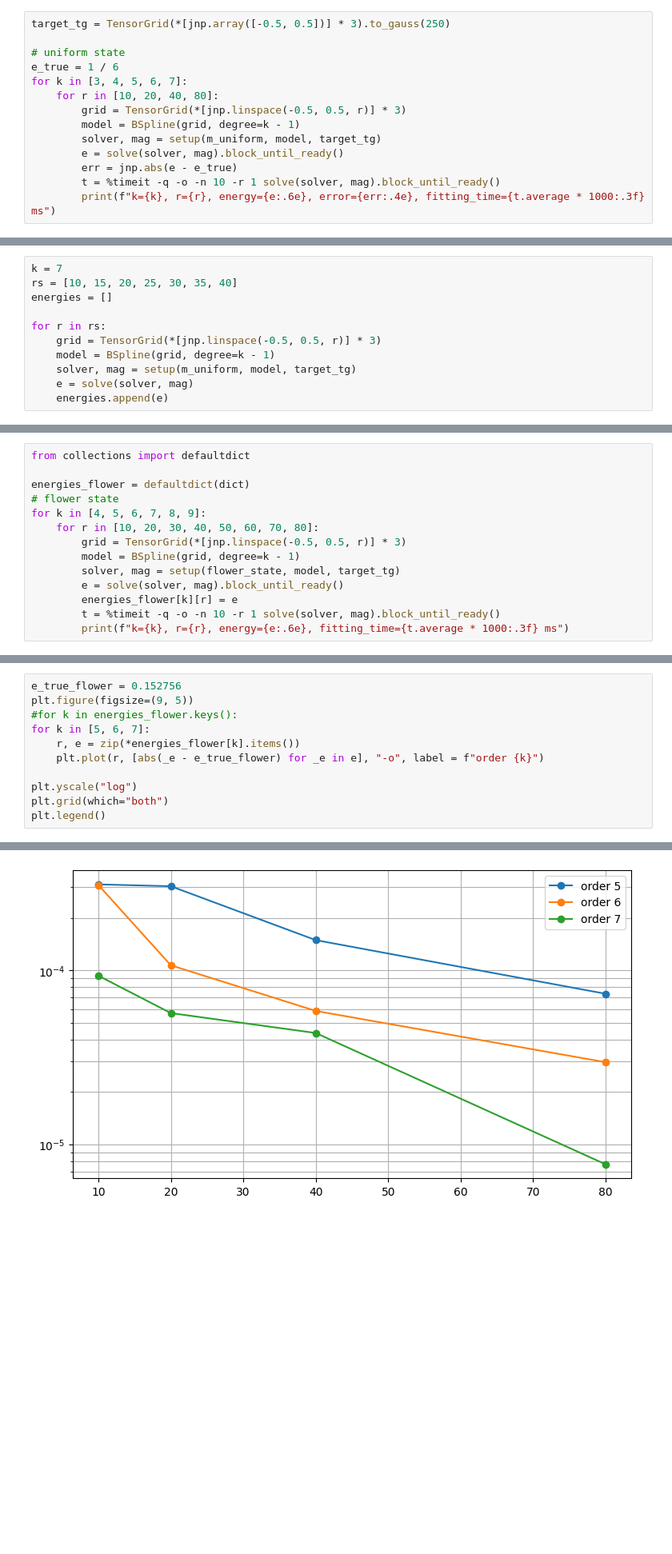
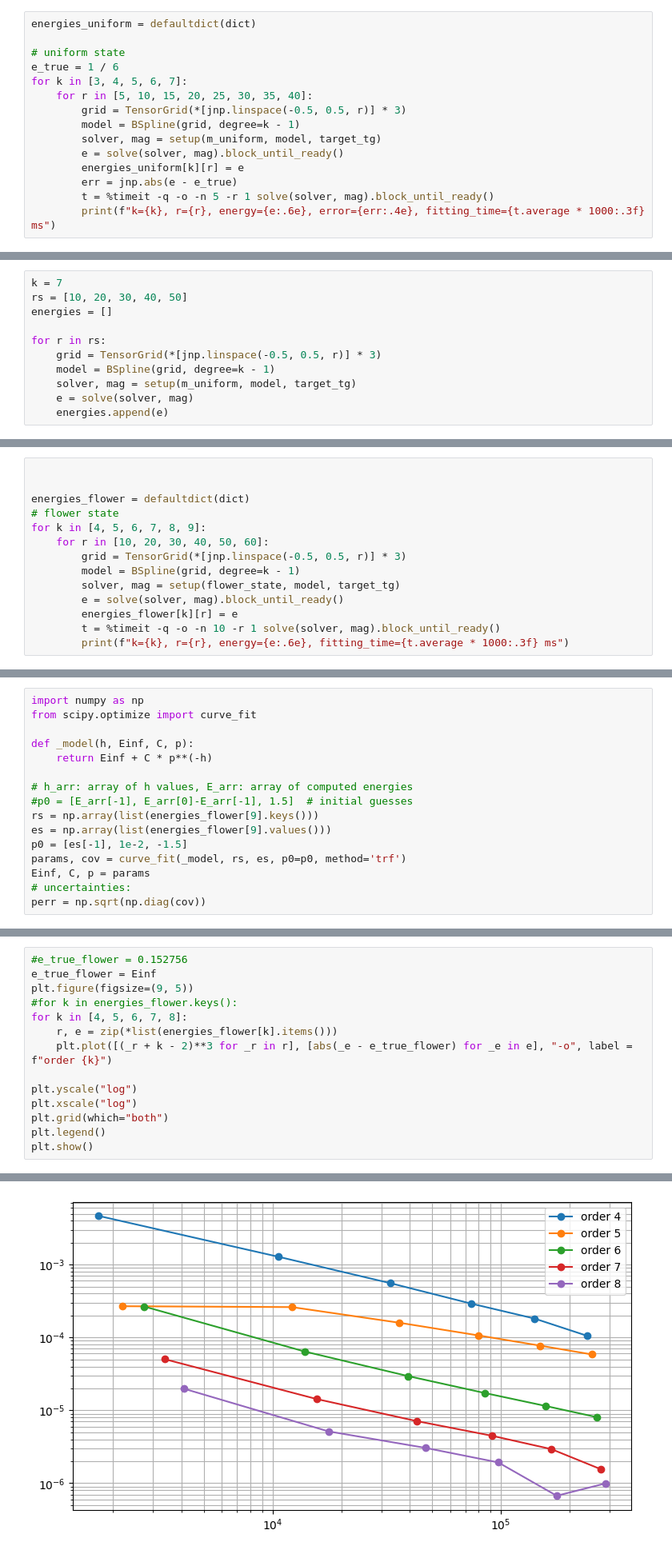
Before and after one commit to schaffer9/ho-stray-field, a Jupyter notebook: examples/energy.ipynb, the cells around one changed output, grey strips where cells are left out. Shown: that part at 80% size. Cells and saved outputs as stored; diff of their text form; blank space fills up the shorter version.

```diff
--- a/examples/energy.ipynb
+++ b/examples/energy.ipynb
@@ -44,17 +50,18 @@ We solve the energy for a uniform magnetization within the unit cube. Theoretica
 
 The energy is computed for different ranks $r$ and different B-spline orders $k$. The number of exponential sum terms $S=46$ is used. All fitting procedures use 250 Gauss-Legendre quadrature points for each dimension. This could also be done per spline segment instead to improve accuracy.
 # %%
-target_tg = TensorGrid(*[jnp.array([-0.5, 0.5])] * 3).to_gauss(250)
+energies_uniform = defaultdict(dict)
 
 # uniform state
 e_true = 1 / 6
 for k in [3, 4, 5, 6, 7]:
-    for r in [10, 20, 40, 80]:
+    for r in [5, 10, 15, 20, 25, 30, 35, 40]:
         grid = TensorGrid(*[jnp.linspace(-0.5, 0.5, r)] * 3)
         model = BSpline(grid, degree=k - 1)
         solver, mag = setup(m_uniform, model, target_tg)
         e = solve(solver, mag).block_until_ready()
+        energies_uniform[k][r] = e
         err = jnp.abs(e - e_true)
-        t = %timeit -q -o -n 10 -r 1 solve(solver, mag).block_until_ready()
+        t = %timeit -q -o -n 5 -r 1 solve(solver, mag).block_until_ready()
         print(f"k={k}, r={r}, energy={e:.6e}, error={err:.4e}, fitting_time={t.average * 1000:.3f} ms")
 # %% [output]
@@ -77,6 +101,6 @@ k=7, r=80, energy=1.666295e-01 error=3.7151e-05, fitting_time=458.670 ms
 # %%
 k = 7
-rs = [10, 15, 20, 25, 30, 35, 40]
+rs = [10, 20, 30, 40, 50]
 energies = []
 
 for r in rs:
@@ -105,12 +131,12 @@ The same energy computation with the same setup is done for a flower and vortex
 # %% [markdown]
 ### Flower state:
 # %%
-from collections import defaultdict
+
 
 energies_flower = defaultdict(dict)
 # flower state
 for k in [4, 5, 6, 7, 8, 9]:
-    for r in [10, 20, 30, 40, 50, 60, 70, 80]:
+    for r in [10, 20, 30, 40, 50, 60]:
         grid = TensorGrid(*[jnp.linspace(-0.5, 0.5, r)] * 3)
         model = BSpline(grid, degree=k - 1)
         solver, mag = setup(flower_state, model, target_tg)
@@ -138,0 +168,16 @@ k=6, r=60, energy=1.528002e-01, fitting_time=122.707 ms
+# %%
+import numpy as np
+from scipy.optimize import curve_fit
+
+def _model(h, Einf, C, p):
+    return Einf + C * p**(-h)
+
+# h_arr: array of h values, E_arr: array of computed energies
+#p0 = [E_arr[-1], E_arr[0]-E_arr[-1], 1.5]  # initial guesses
+rs = np.array(list(energies_flower[9].keys()))
+es = np.array(list(energies_flower[9].values()))
+p0 = [es[-1], 1e-2, -1.5]
+params, cov = curve_fit(_model, rs, es, p0=p0, method='trf')
+Einf, C, p = params
+# uncertainties:
+perr = np.sqrt(np.diag(cov))
@@ -139,12 +191,15 @@ k=6, r=60, energy=1.528002e-01, fitting_time=122.707 ms
 # %%
-e_true_flower = 0.152756
+#e_true_flower = 0.152756
+e_true_flower = Einf
 plt.figure(figsize=(9, 5))
 #for k in energies_flower.keys():
-for k in [5, 6, 7]:
-    r, e = zip(*energies_flower[k].items())
-    plt.plot(r, [abs(_e - e_true_flower) for _e in e], "-o", label = f"order {k}")
+for k in [4, 5, 6, 7, 8]:
+    r, e = zip(*list(energies_flower[k].items()))
+    plt.plot([(_r + k - 2)**3 for _r in r], [abs(_e - e_true_flower) for _e in e], "-o", label = f"order {k}")
 
 plt.yscale("log")
+plt.xscale("log")
 plt.grid(which="both")
 plt.legend()
+plt.show()
 # %% [output]
@@ -152,4 +206,4 @@ plt.legend()
-[figure, old version]
+[figure, new version]
 # %% [markdown]
 ### Vortex state:
 # %%
```
Also changed, not shown: parts of 10 cells of this notebook, 1 other file.
